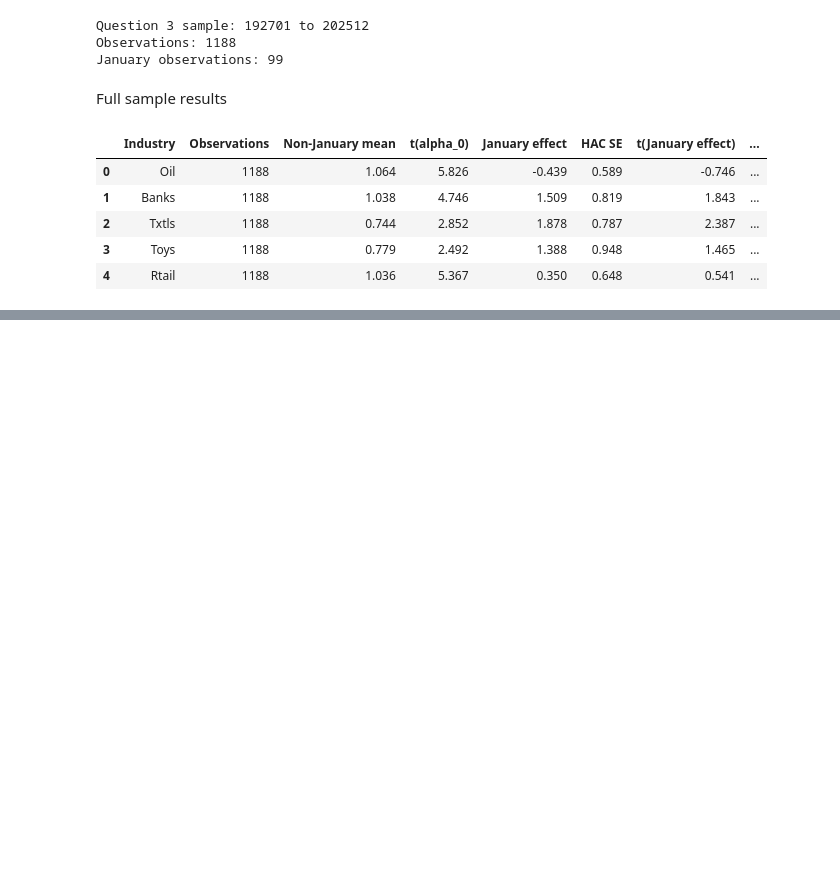
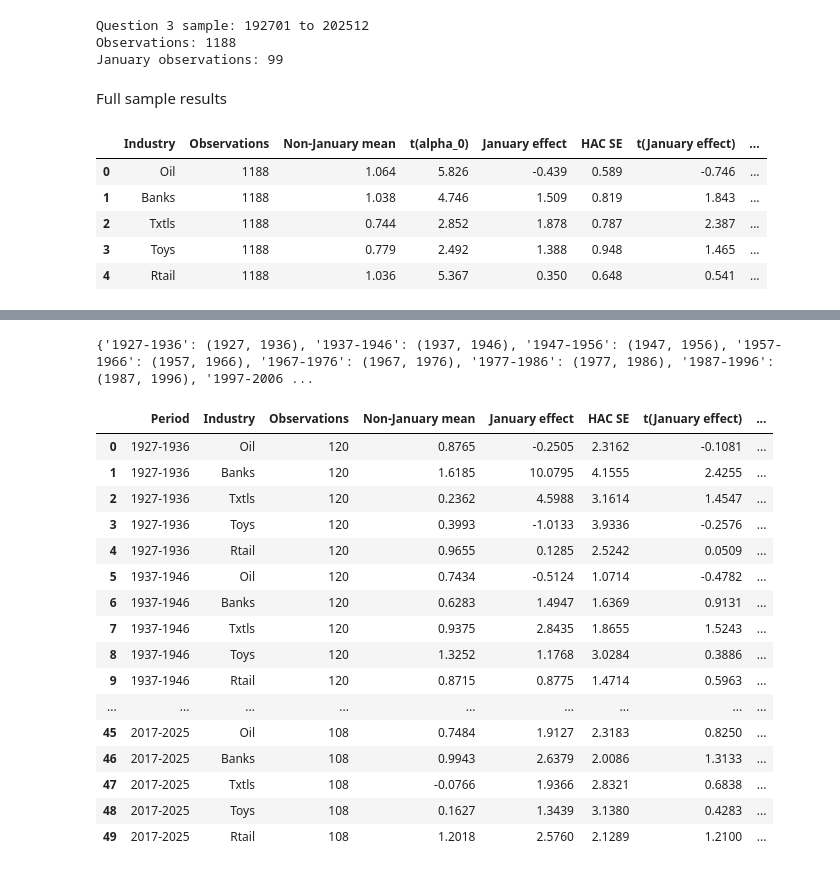
Before and after one commit to AntonioHarley/Empirical.finance.assigment, a Jupyter notebook: Antonio.ipynb, the cells around one changed output, grey strips where cells are left out. Cells and saved outputs as stored; diff of their text form; code cells hidden in the pictures; blank space fills up the shorter version.

```diff
--- a/Antonio.ipynb
+++ b/Antonio.ipynb
@@ -747,0 +947,31 @@ display(
+# %%
+first_year = int(q3_data["Year"].min())
+last_year = int(q3_data["Year"].max())
+
+periods = {}
+
+for period_start in range(
+    first_year,
+    last_year + 1,
+    10
+):
+    period_end = min(
+        period_start + 9,
+        last_year
+    )
+
+    # Exclude extremely short final periods
+    if period_end - period_start + 1 >= 5:
+
+        period_name = (
+            f"{period_start}-{period_end}"
+        )
+
+        periods[period_name] = (
+            period_start,
+            period_end
+        )
+
+print(periods)
+# %% [output]
+{'1927-1936': (1927, 1936), '1937-1946': (1937, 1946), '1947-1956': (1947, 1956), '1957-1966': (1957, 1966), '1967-1976': (1967, 1976), '1977-1986': (1977, 1986), '1987-1996': (1987, 1996), '1997-2006 ...
@@ -747,0 +1008,46 @@ display(
+# %%
+subperiod_results["Holm p-value"] = (
+    subperiod_results
+    .groupby("Period")["p-value"]
+    .transform(
+        lambda p_values: multipletests(
+            p_values,
+            method="holm"
+        )[1]
+    )
+)
+
+display(
+    subperiod_results[
+        [
+            "Period",
+            "Industry",
+            "Observations",
+            "Non-January mean",
+            "January effect",
+            "HAC SE",
+            "t(January effect)",
+            "p-value",
+            "Holm p-value",
+            "January mean"
+        ]
+    ].round(4)
+)
+# %% [output]
+|  | Period | Industry | Observations | Non-January mean | January effect | HAC SE | t(January effect) | ... |
+| 0 | 1927-1936 | Oil | 120 | 0.8765 | -0.2505 | 2.3162 | -0.1081 | ... |
+| 1 | 1927-1936 | Banks | 120 | 1.6185 | 10.0795 | 4.1555 | 2.4255 | ... |
+| 2 | 1927-1936 | Txtls | 120 | 0.2362 | 4.5988 | 3.1614 | 1.4547 | ... |
+| 3 | 1927-1936 | Toys | 120 | 0.3993 | -1.0133 | 3.9336 | -0.2576 | ... |
+| 4 | 1927-1936 | Rtail | 120 | 0.9655 | 0.1285 | 2.5242 | 0.0509 | ... |
+| 5 | 1937-1946 | Oil | 120 | 0.7434 | -0.5124 | 1.0714 | -0.4782 | ... |
+| 6 | 1937-1946 | Banks | 120 | 0.6283 | 1.4947 | 1.6369 | 0.9131 | ... |
+| 7 | 1937-1946 | Txtls | 120 | 0.9375 | 2.8435 | 1.8655 | 1.5243 | ... |
+| 8 | 1937-1946 | Toys | 120 | 1.3252 | 1.1768 | 3.0284 | 0.3886 | ... |
+| 9 | 1937-1946 | Rtail | 120 | 0.8715 | 0.8775 | 1.4714 | 0.5963 | ... |
+| ... | ... | ... | ... | ... | ... | ... | ... | ... |
+| 45 | 2017-2025 | Oil | 108 | 0.7484 | 1.9127 | 2.3183 | 0.8250 | ... |
+| 46 | 2017-2025 | Banks | 108 | 0.9943 | 2.6379 | 2.0086 | 1.3133 | ... |
+| 47 | 2017-2025 | Txtls | 108 | -0.0766 | 1.9366 | 2.8321 | 0.6838 | ... |
+| 48 | 2017-2025 | Toys | 108 | 0.1627 | 1.3439 | 3.1380 | 0.4283 | ... |
+| 49 | 2017-2025 | Rtail | 108 | 1.2018 | 2.5760 | 2.1289 | 1.2100 | ... |
```
Also changed, not shown: parts of 7 cells of this notebook.
